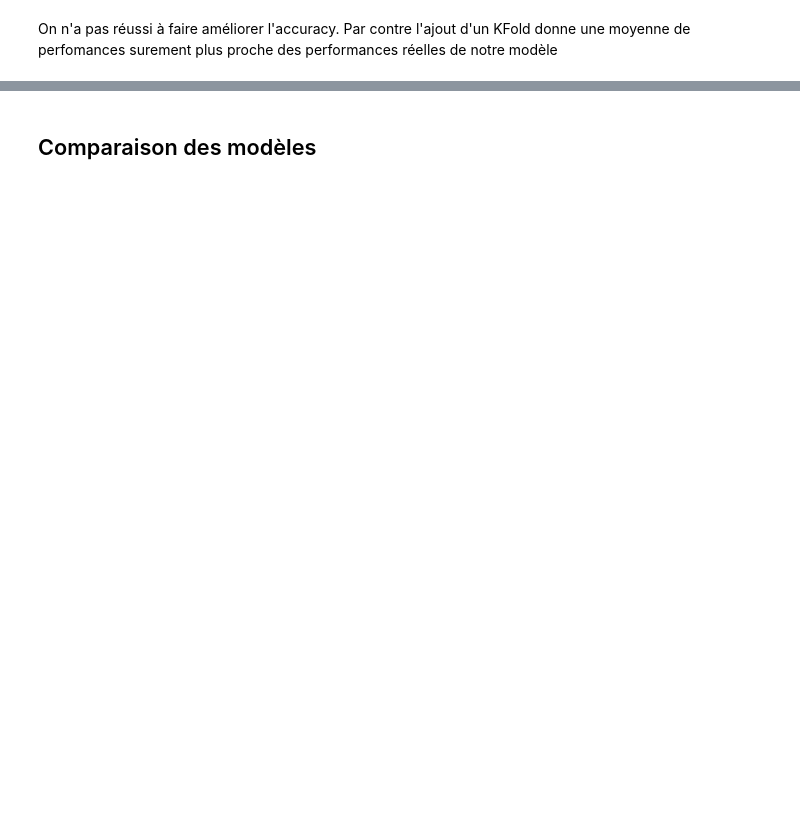
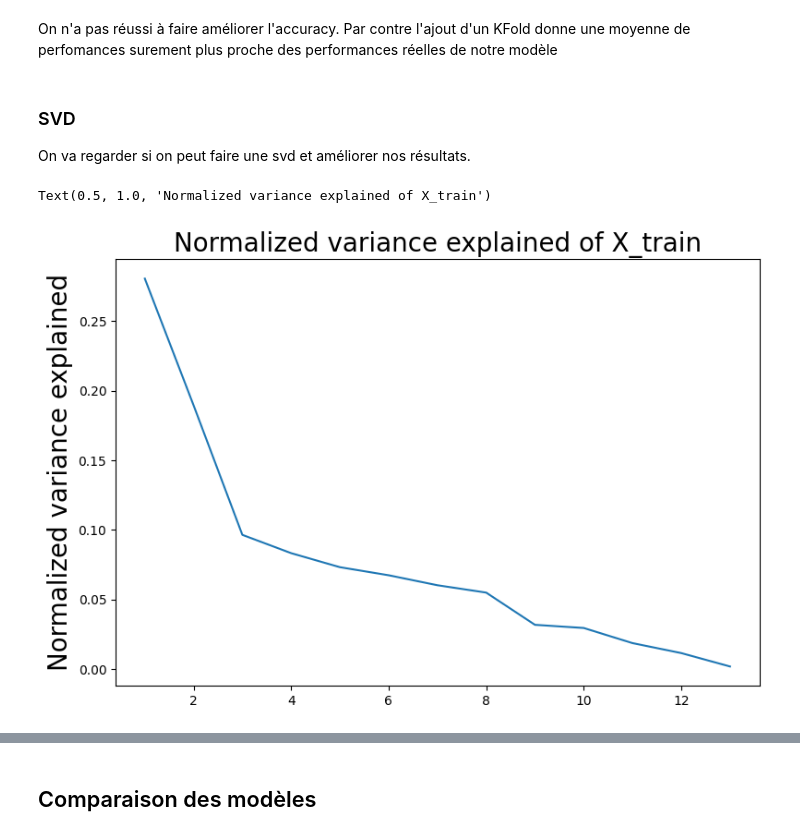
Before and after one commit to valentinedum/room_occupancy_estimation, a Jupyter notebook: notebooks/exploration.ipynb, the cells around one changed output, grey strips where cells are left out. Saved outputs shown, nothing was run; the diff lists cells and outputs as text; code cells hidden in the pictures; blank space fills up the shorter version.

```diff
--- a/notebooks/exploration.ipynb
+++ b/notebooks/exploration.ipynb
@@ -648,2 +649,5 @@ print(f1_grid)
 # %% [markdown]
 On n'a pas réussi à faire améliorer l'accuracy. Par contre l'ajout d'un KFold donne une moyenne de perfomances surement plus proche des performances réelles de notre modèle
+# %% [markdown]
+### SVD
+On va regarder si on peut faire une svd et améliorer nos résultats.
@@ -649,0 +656,13 @@ On n'a pas réussi à faire améliorer l'accuracy. Par contre l'ajout d'un KFold
+# %%
+Sigma_squared = np.square(Sigma)
+total_variance = sum(Sigma_squared)
+
+### Plotting
+fig = plt.figure(figsize=(9,6))
+plt.plot(range(1,1+len(Sigma_squared)),Sigma_squared/total_variance)
+plt.xlabel(r'',size=20)
+plt.ylabel(r'Normalized variance explained',size=20)
+plt.title(r'Normalized variance explained of X_train',size=20)
+# %% [output]
+Text(0.5, 1.0, 'Normalized variance explained of X_train')
+[figure, added]
```
Also changed, not shown: parts of 32 cells of this notebook.
